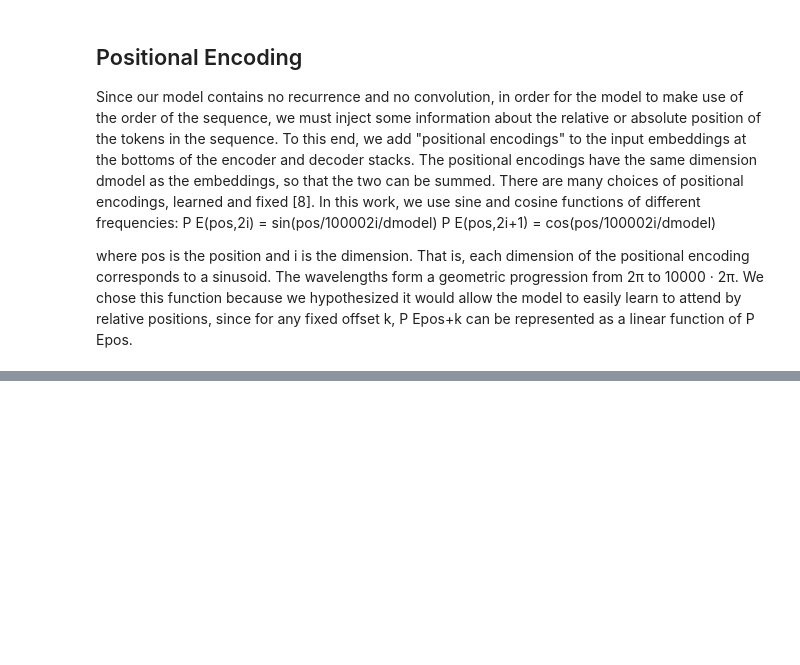
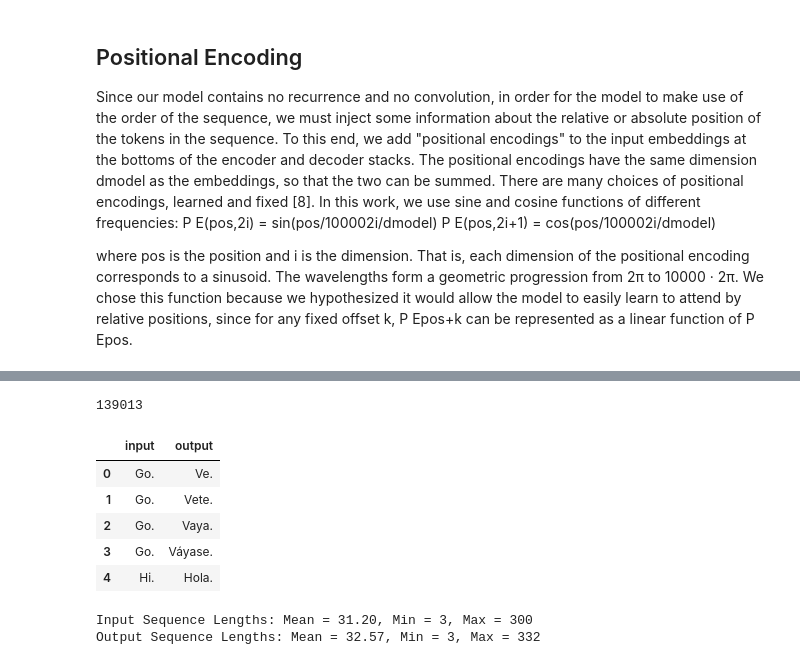
Before and after one commit to lorenzoram/aiayn, a Jupyter notebook: aiayn-torch.ipynb, the cells around one changed output, grey strips where cells are left out. Saved outputs shown, nothing was run; the diff lists cells and outputs as text; code cells hidden in the pictures; blank space fills up the shorter version.

```diff
--- a/aiayn-torch.ipynb
+++ b/aiayn-torch.ipynb
@@ -204,0 +229,32 @@ class Transformer(nn.Module):
+# %%
+print(len(data))
+data.head()
+# %% [output]
+139013
+|  | input | output |
+| 0 | Go. | Ve. |
+| 1 | Go. | Vete. |
+| 2 | Go. | Vaya. |
+| 3 | Go. | Váyase. |
+| 4 | Hi. | Hola. |
+# %%
+# Calculate the length of each input and output sentence
+input_lengths = data['input'].apply(len)
+output_lengths = data['output'].apply(len)
+
+# Calculate statistics for input lengths
+input_mean_length = input_lengths.mean()
+input_min_length = input_lengths.min()
+input_max_length = input_lengths.max()
+
+# Calculate statistics for output lengths
+output_mean_length = output_lengths.mean()
+output_min_length = output_lengths.min()
+output_max_length = output_lengths.max()
+
+# Print the statistics
+print(f'Input Sequence Lengths: Mean = {input_mean_length:.2f}, Min = {input_min_length}, Max = {input_max_length}')
+print(f'Output Sequence Lengths: Mean = {output_mean_length:.2f}, Min = {output_min_length}, Max = {output_max_length}')
+# %% [output]
+Input Sequence Lengths: Mean = 31.20, Min = 3, Max = 300
+Output Sequence Lengths: Mean = 32.57, Min = 3, Max = 332
```
Also changed, not shown: parts of 17 cells of this notebook.
